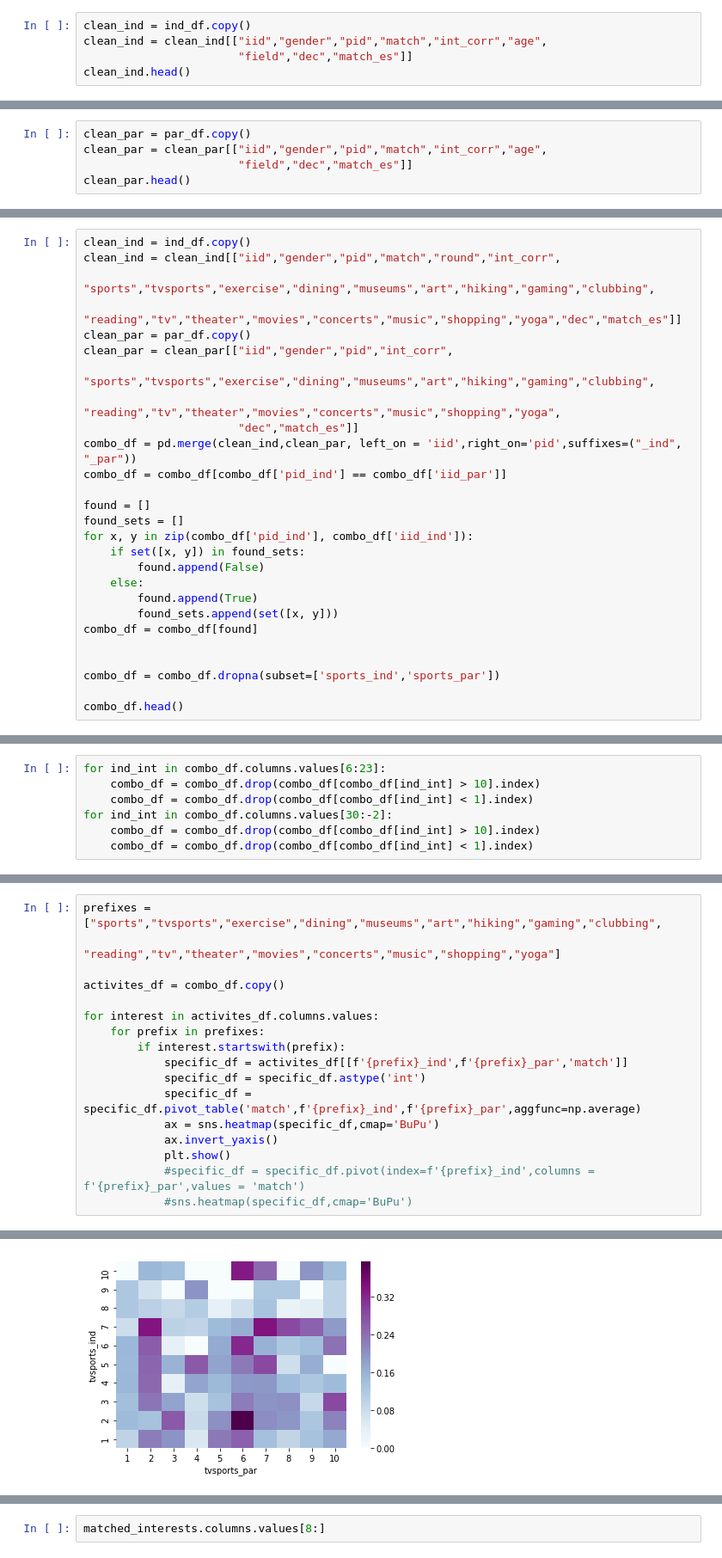
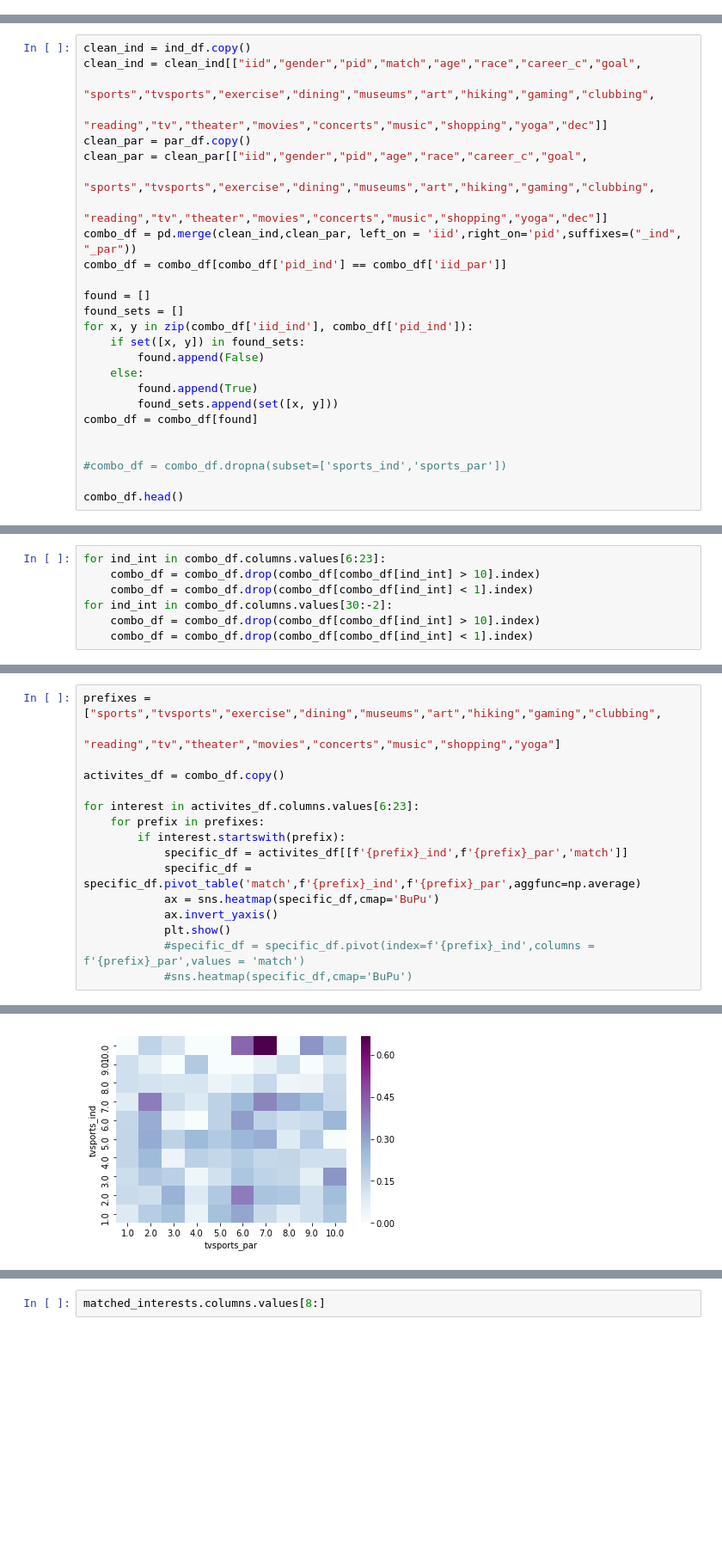
Before and after one commit to Levishantz/Speed_Dating, a Jupyter notebook: speed_dating_interests.ipynb, the cells around one changed output, grey strips where cells are left out. Shown at 86% size. Saved outputs shown, nothing was run; the diff lists cells and outputs as text; blank space fills up the shorter version.

Commit message:
Data Clean-up & Exploration Complete

```diff
--- a/speed_dating_interests.ipynb
+++ b/speed_dating_interests.ipynb
@@ -21,5 +28,0 @@ Each row of the dataset that we are using, which we found on Kaggle,
-# %%
-clean_ind = ind_df.copy()
-clean_ind = clean_ind[["iid","gender","pid","match","int_corr","age",
-                       "field","dec","match_es"]]
-clean_ind.head()
@@ -33,5 +28,0 @@ clean_ind.head()
-# %%
-clean_par = par_df.copy()
-clean_par = clean_par[["iid","gender","pid","match","int_corr","age",
-                       "field","dec","match_es"]]
-clean_par.head()
@@ -69,20 +56,19 @@ combo_df.head()
 To investigate the impact of interest
 # %%
 clean_ind = ind_df.copy()
-clean_ind = clean_ind[["iid","gender","pid","match","round","int_corr",
+clean_ind = clean_ind[["iid","gender","pid","match","age","race","career_c","goal",
                        "sports","tvsports","exercise","dining","museums","art","hiking","gaming","clubbing",
-                       "reading","tv","theater","movies","concerts","music","shopping","yoga","dec","match_es"]]
+                       "reading","tv","theater","movies","concerts","music","shopping","yoga","dec"]]
 clean_par = par_df.copy()
-clean_par = clean_par[["iid","gender","pid","int_corr",
+clean_par = clean_par[["iid","gender","pid","age","race","career_c","goal",
                        "sports","tvsports","exercise","dining","museums","art","hiking","gaming","clubbing",
-                       "reading","tv","theater","movies","concerts","music","shopping","yoga",
-                       "dec","match_es"]]
+                       "reading","tv","theater","movies","concerts","music","shopping","yoga","dec"]]
 combo_df = pd.merge(clean_ind,clean_par, left_on = 'iid',right_on='pid',suffixes=("_ind", "_par"))
 combo_df = combo_df[combo_df['pid_ind'] == combo_df['iid_par']]
 
 found = []
 found_sets = []
-for x, y in zip(combo_df['pid_ind'], combo_df['iid_ind']):
+for x, y in zip(combo_df['iid_ind'], combo_df['pid_ind']):
     if set([x, y]) in found_sets:
         found.append(False)
     else:
@@ -91,7 +77,7 @@ for x, y in zip(combo_df['pid_ind'], combo_df['iid_ind']):
 combo_df = combo_df[found]
 
 
-combo_df = combo_df.dropna(subset=['sports_ind','sports_par'])
+#combo_df = combo_df.dropna(subset=['sports_ind','sports_par'])
 
 combo_df.head()
 # %% [output]
@@ -125,11 +116,10 @@ prefixes = ["sports","tvsports","exercise","dining","museums","art","hiking","ga
 
 activites_df = combo_df.copy()
 
-for interest in activites_df.columns.values:
+for interest in activites_df.columns.values[6:23]:
     for prefix in prefixes:
         if interest.startswith(prefix):
             specific_df = activites_df[[f'{prefix}_ind',f'{prefix}_par','match']]
-            specific_df = specific_df.astype('int')
             specific_df = specific_df.pivot_table('match',f'{prefix}_ind',f'{prefix}_par',aggfunc=np.average)
             ax = sns.heatmap(specific_df,cmap='BuPu')
             ax.invert_yaxis()
@@ -141 +131 @@ for interest in activites_df.columns.values:
-[figure, old version]
+[figure, new version]
```
Also changed, not shown: parts of 14 cells of this notebook, 7 other files.
